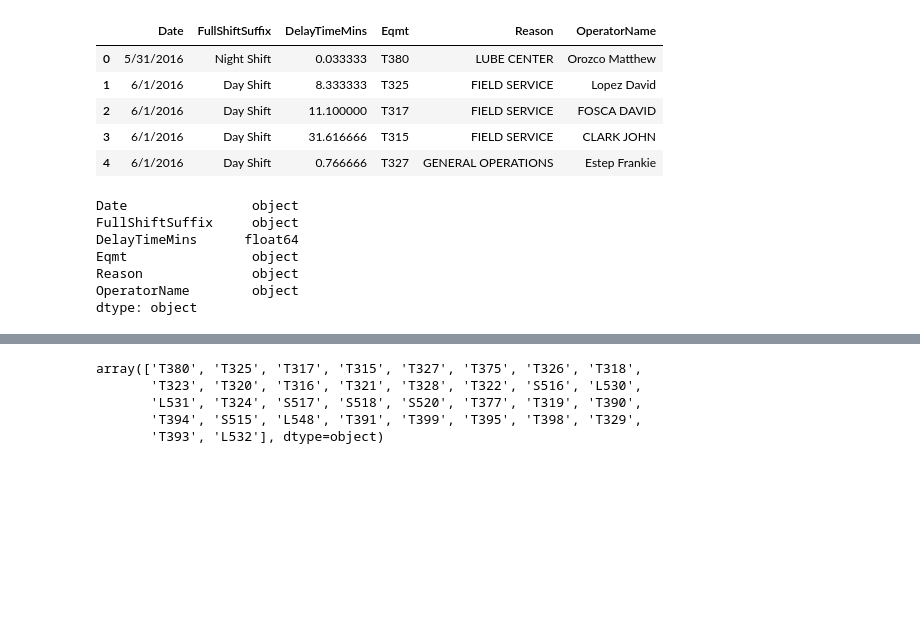
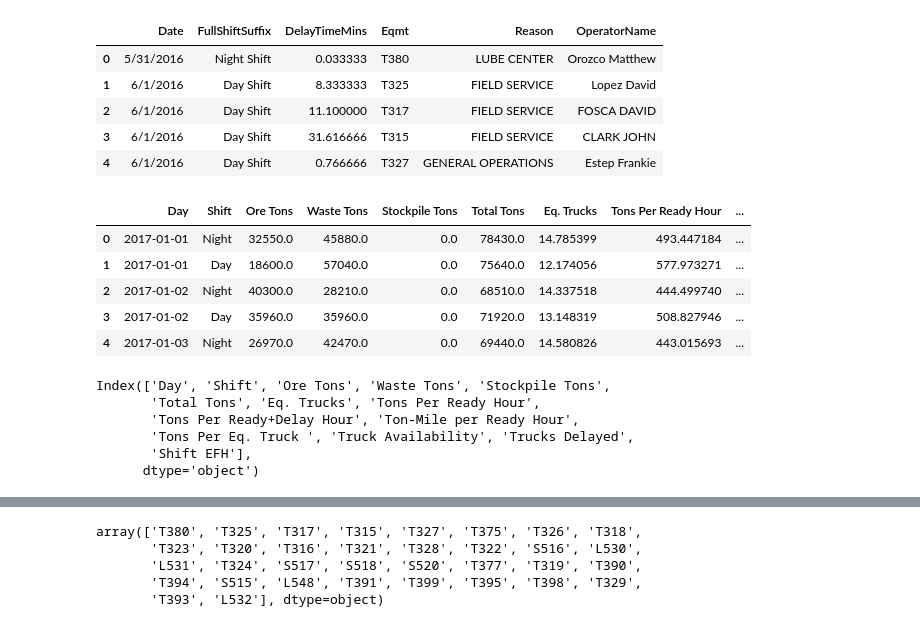
Before and after one commit to Copperminer02/Haul_Analysis, a Jupyter notebook: MSN_Haul_Data.ipynb, the cells around one changed output, grey strips where cells are left out. Drawn from its saved outputs; the diff is of its cells as text; code cells hidden in the pictures; blank space fills up the shorter version.

```diff
--- a/MSN_Haul_Data.ipynb
+++ b/MSN_Haul_Data.ipynb
@@ -16,14 +19,26 @@ delays_df.head()
 | 2 | 6/1/2016 | Day Shift | 11.100000 | T317 | FIELD SERVICE | FOSCA DAVID |
 | 3 | 6/1/2016 | Day Shift | 31.616666 | T315 | FIELD SERVICE | CLARK JOHN |
 | 4 | 6/1/2016 | Day Shift | 0.766666 | T327 | GENERAL OPERATIONS | Estep Frankie |
-# %%
-# Check Data Types
-delays_df.dtypes
-# %% [output]
-Date                object
-FullShiftSuffix     object
-DelayTimeMins      float64
-Eqmt                object
-Reason              object
-OperatorName        object
-dtype: object
+# %%
+# Import truck hour excell
+
+file_path = "Resources\ProductionMetrics_x.xls"
+
+truck_hour_df = pd.read_excel(file_path)
+truck_hour_df.head()
+# %% [output]
+|  | Day | Shift | Ore Tons | Waste Tons | Stockpile Tons | Total Tons | Eq. Trucks | Tons Per Ready Hour | ... |
+| 0 | 2017-01-01 | Night | 32550.0 | 45880.0 | 0.0 | 78430.0 | 14.785399 | 493.447184 | ... |
+| 1 | 2017-01-01 | Day | 18600.0 | 57040.0 | 0.0 | 75640.0 | 12.174056 | 577.973271 | ... |
+| 2 | 2017-01-02 | Night | 40300.0 | 28210.0 | 0.0 | 68510.0 | 14.337518 | 444.499740 | ... |
+| 3 | 2017-01-02 | Day | 35960.0 | 35960.0 | 0.0 | 71920.0 | 13.148319 | 508.827946 | ... |
+| 4 | 2017-01-03 | Night | 26970.0 | 42470.0 | 0.0 | 69440.0 | 14.580826 | 443.015693 | ... |
+# %%
+truck_hour_df.columns
+# %% [output]
+Index(['Day', 'Shift', 'Ore Tons', 'Waste Tons', 'Stockpile Tons',
+       'Total Tons', 'Eq. Trucks', 'Tons Per Ready Hour',
+       'Tons Per Ready+Delay Hour', 'Ton-Mile per Ready Hour',
+       'Tons Per Eq. Truck ', 'Truck Availability', 'Trucks Delayed',
+       'Shift EFH'],
+      dtype='object')
```
Also changed, not shown: parts of 21 cells of this notebook, 1 other file.
